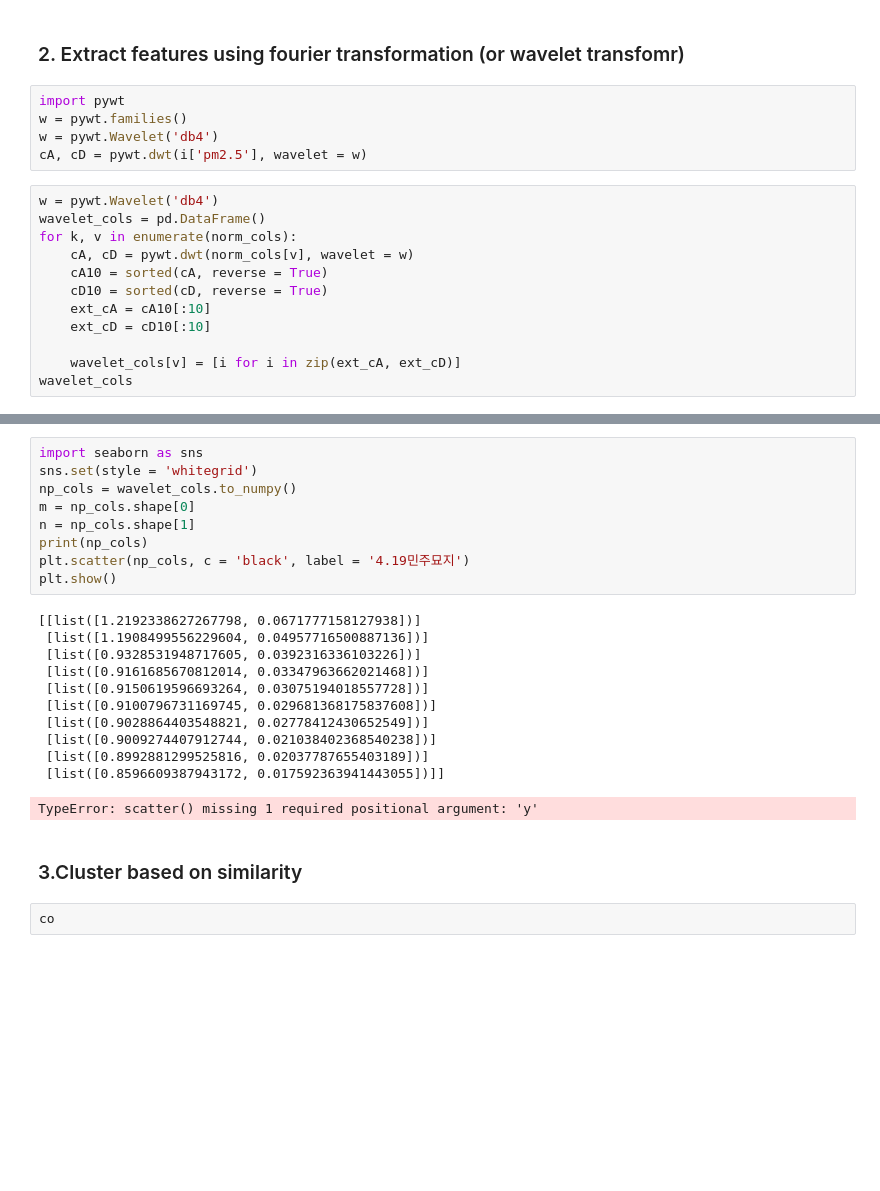
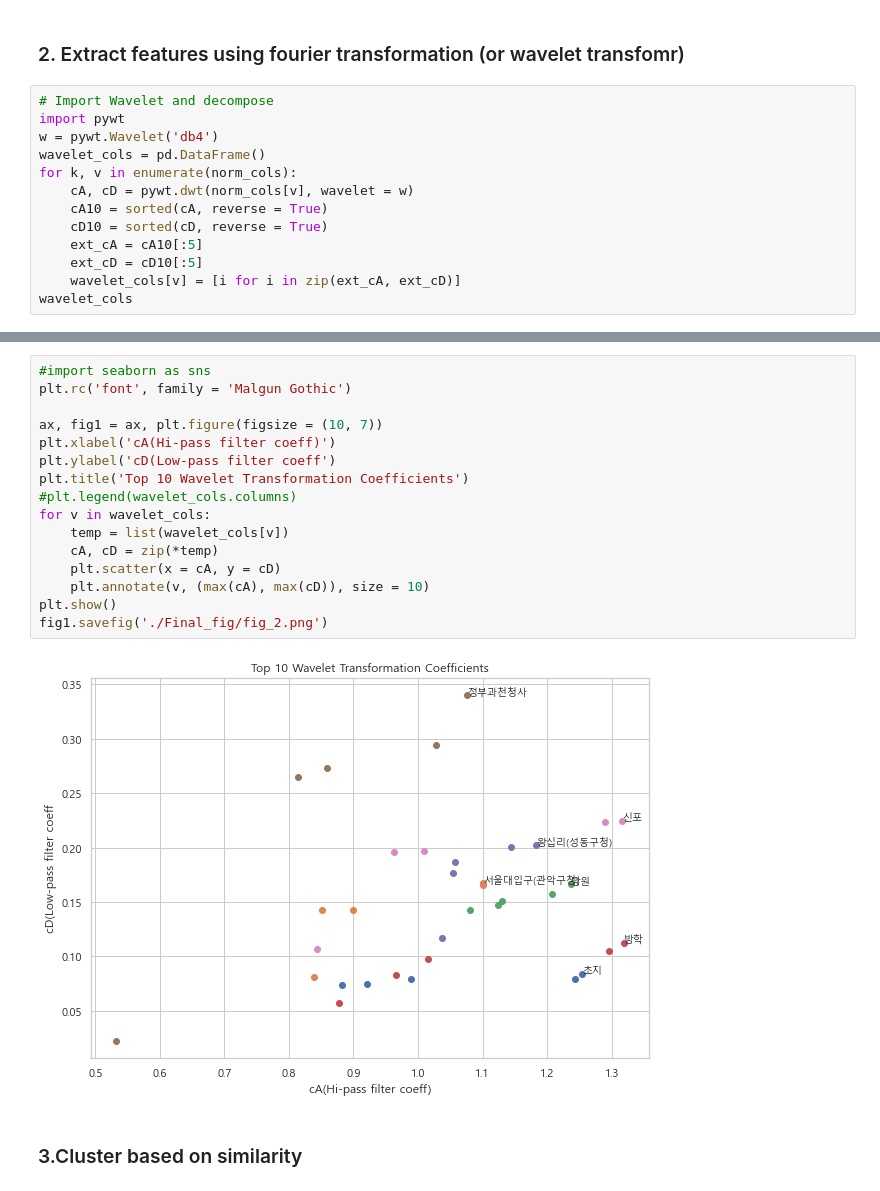
Before and after one commit to cwoong2park/UrbanDataTutorial, a Jupyter notebook: Final_Proj.ipynb, the cells around one changed output, grey strips where cells are left out. Cells and saved outputs as stored; diff of their text form; blank space fills up the shorter version.

```diff
--- a/Final_Proj.ipynb
+++ b/Final_Proj.ipynb
@@ -138,20 +168,16 @@ norm_cols
 # %% [markdown]
 ### 2. Extract features using fourier transformation (or wavelet transfomr)
-# %%
-import pywt
-w = pywt.families()
-w = pywt.Wavelet('db4')
-cA, cD = pywt.dwt(i['pm2.5'], wavelet = w)
 # %%
+# Import Wavelet and decompose
+import pywt
 w = pywt.Wavelet('db4')
 wavelet_cols = pd.DataFrame()
 for k, v in enumerate(norm_cols):
     cA, cD = pywt.dwt(norm_cols[v], wavelet = w)
     cA10 = sorted(cA, reverse = True)
     cD10 = sorted(cD, reverse = True)
-    ext_cA = cA10[:10]
-    ext_cD = cD10[:10]
-
+    ext_cA = cA10[:5]
+    ext_cD = cD10[:5]
     wavelet_cols[v] = [i for i in zip(ext_cA, ext_cD)]
 wavelet_cols
 # %% [output]
@@ -169,25 +190,20 @@ wavelet_cols
-# %%
-import seaborn as sns
-sns.set(style = 'whitegrid')
-np_cols = wavelet_cols.to_numpy()
-m = np_cols.shape[0]
-n = np_cols.shape[1]
-print(np_cols)
-plt.scatter(np_cols, c = 'black', label = '4.19민주묘지')
-plt.show()
-# %% [output]
-[[list([1.2192338627267798, 0.0671777158127938])]
- [list([1.1908499556229604, 0.04957716500887136])]
- [list([0.9328531948717605, 0.0392316336103226])]
- [list([0.9161685670812014, 0.03347963662021468])]
- [list([0.9150619596693264, 0.03075194018557728])]
- [list([0.9100796731169745, 0.029681368175837608])]
- [list([0.9028864403548821, 0.02778412430652549])]
- [list([0.9009274407912744, 0.021038402368540238])]
- [list([0.8992881299525816, 0.02037787655403189])]
- [list([0.8596609387943172, 0.017592363941443055])]]
-TypeError: scatter() missing 1 required positional argument: 'y'
+# %%
+#import seaborn as sns
+plt.rc('font', family = 'Malgun Gothic')
+
+ax, fig1 = ax, plt.figure(figsize = (10, 7))
+plt.xlabel('cA(Hi-pass filter coeff)')
+plt.ylabel('cD(Low-pass filter coeff')
+plt.title('Top 10 Wavelet Transformation Coefficients')
+#plt.legend(wavelet_cols.columns)
+for v in wavelet_cols:
+    temp = list(wavelet_cols[v])
+    cA, cD = zip(*temp)
+    plt.scatter(x = cA, y = cD)
+    plt.annotate(v, (max(cA), max(cD)), size = 10)
+plt.show()
+fig1.savefig('./Final_fig/fig_2.png')
+# %% [output]
+[figure, added]
 # %% [markdown]
 ### 3.Cluster based on similarity
-# %%
-co
```
Also changed, not shown: parts of 12 cells of this notebook, 9 other files.
